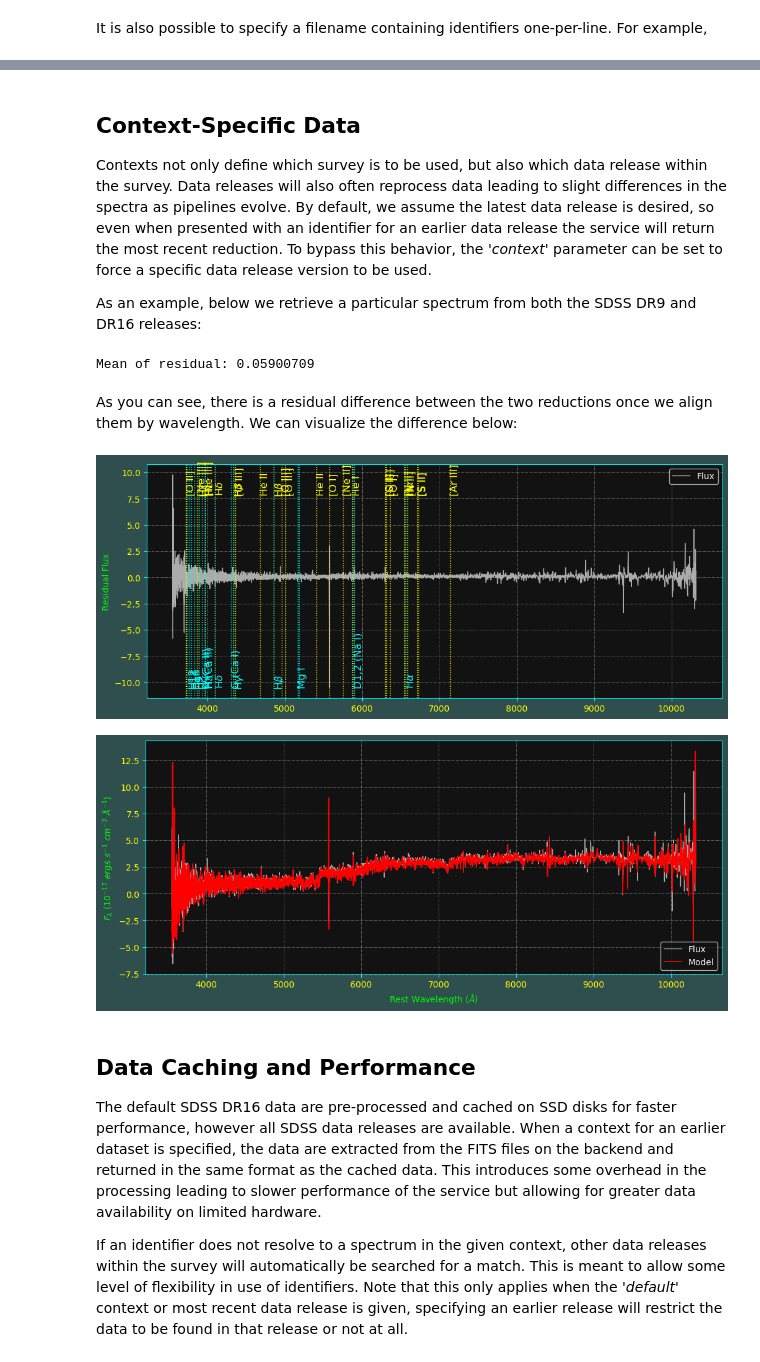
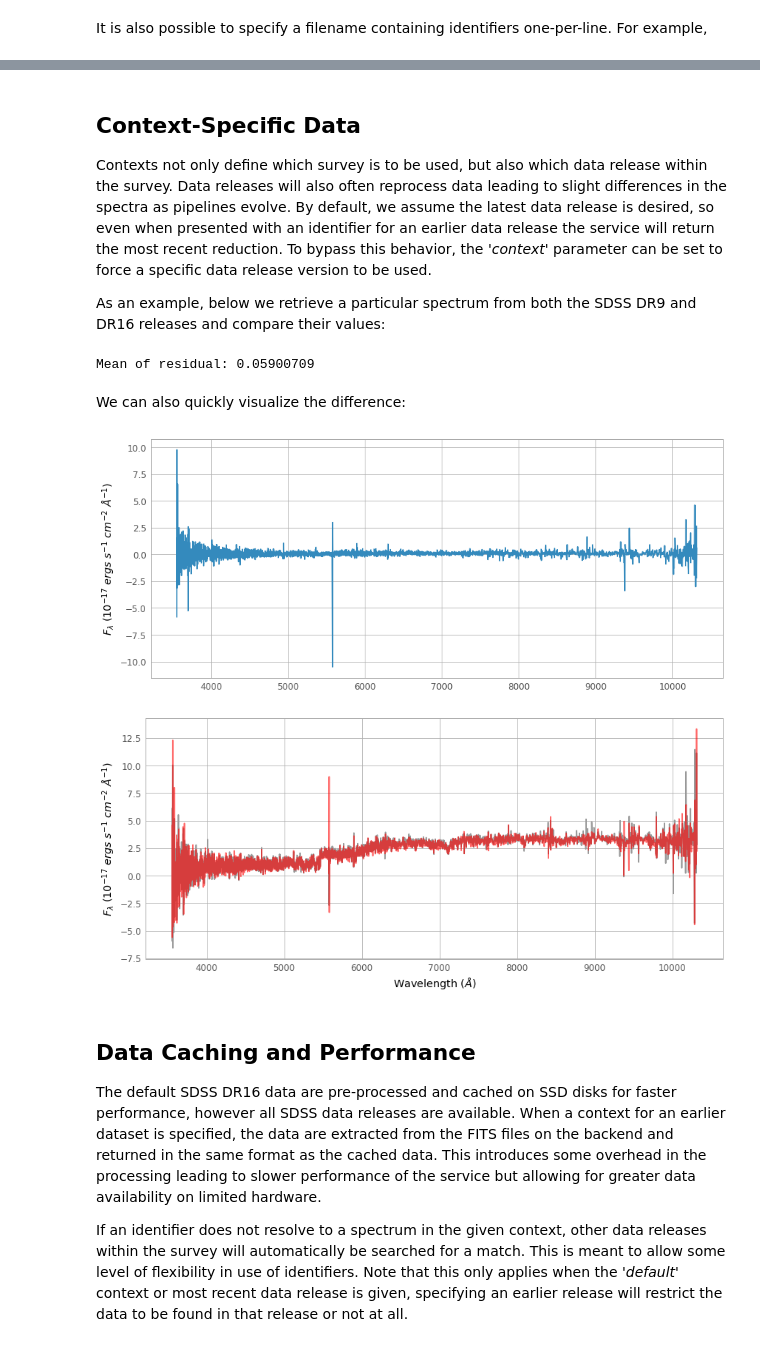
Before and after one commit to mjfitzpatrick/specserver, a Jupyter notebook: doc/How_to_use_the_Spectral_Data_Client.ipynb, the cells around one changed output, grey strips where cells are left out. Drawn from its saved outputs; the diff is of its cells as text; code cells hidden in the pictures.

```diff
--- a/doc/How_to_use_the_Spectral_Data_Client.ipynb
+++ b/doc/How_to_use_the_Spectral_Data_Client.ipynb
@@ -669,5 +663,5 @@ Wall time: 613 ms
 
 Contexts not only define which survey is to be used, but also which data release within the survey.  Data releases will also often reprocess data leading to slight differences in the spectra as pipelines evolve.  By default, we assume the latest data release is desired, so even when presented with an identifier for an earlier data release the service will return the most recent reduction. To bypass this behavior, the '*context*' parameter can be set to force a specific data release version to be used.
 
-As an example, below we retrieve a particular spectrum from both the SDSS DR9 and DR16 releases:
+As an example, below we retrieve a particular spectrum from both the SDSS DR9 and DR16 releases and compare their values:
 # %%
@@ -683,18 +678,30 @@ resid = dr16['flux'][l16] - dr9['flux'][l9]
 print('Mean of residual: ' + str(np.mean(resid)))
 # %% [output]
 Mean of residual: 0.05900709
-# %% [markdown]
-As you can see, there is a residual difference between the two reductions once we align them by wavelength.  We can visualize the difference below:
-# %%
-# Plot the residual
-l = 10.0**dr16['loglam'][l16]
-spec.sp_client._plotSpec(l, resid, bands='flux', ylabel='Residual Flux')
-
-# Overplot the spectra
-spec.sp_client._plotSpec(l, dr16['flux'][l16], model=dr9['flux'][l9], mark_lines='')
-# %% [output]
-[figure, removed]
-[figure, removed]
+# %% [markdown]
+We can also quickly visualize the difference:
+# %%
+def qplot(x,y,overplot=None):
+    # Setting up the plot
+    from astropy.visualization import astropy_mpl_style
+    plt.style.use(astropy_mpl_style)
+    plt.figure(figsize = (14,6))
+    if overplot is not None:
+        plt.plot(x, y, color='#999999', alpha=1.0)
+        plt.plot(x, overplot, color='red', alpha=0.6)
+        plt.xlabel('Wavelength ($\AA$)')
+    else:
+        plt.plot(x, y)
+
+    #plt.xlabel('Wavelength ($\AA$)')
+    plt.ylabel('$F_{\lambda}$ ($10^{-17}~ergs~s^{-1}~cm^{-2}~\AA^{-1}$)')
+
+l = 10.0**dr16['loglam'][l16]
+qplot(l, resid)                                           # Plot the residual
+qplot(l, dr16['flux'][l16], overplot=dr9['flux'][l9])     # Overplot the two versions.
+# %% [output]
+[figure, added]
+[figure, added]
 # %% [markdown]
 <a class="anchor" id="performance"></a>
 ## Data Caching and Performance
```
Also changed, not shown: parts of 36 cells of this notebook, 1 other file.
